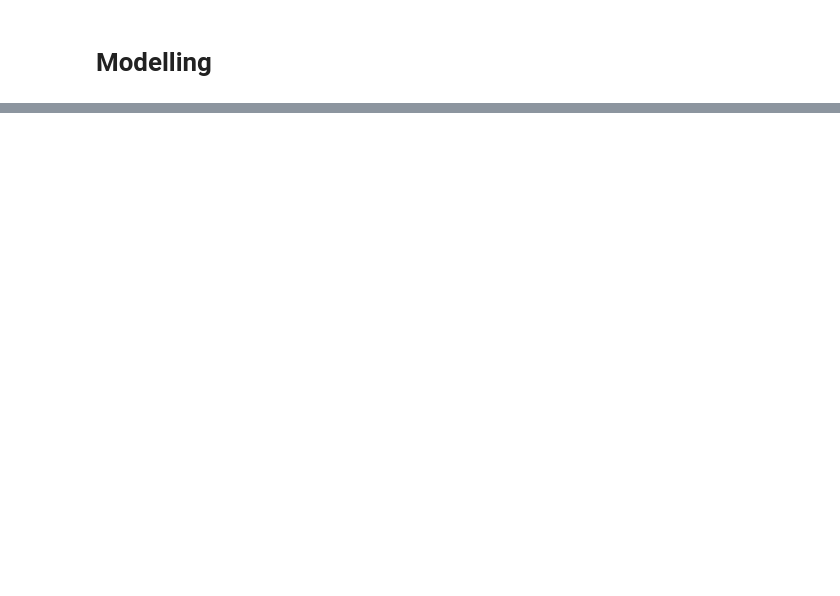
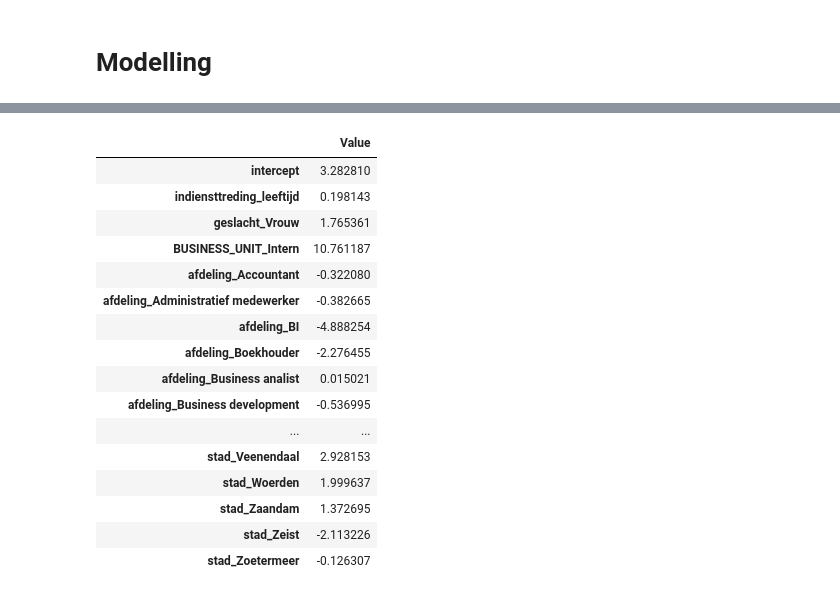
Before and after one commit to SjorsWitt/i4talent_assignment, a Jupyter notebook: main.ipynb, the cells around one changed output, grey strips where cells are left out. Saved outputs shown, nothing was run; the diff lists cells and outputs as text; code cells hidden in the pictures; blank space fills up the shorter version.

```diff
--- a/main.ipynb
+++ b/main.ipynb
@@ -331,0 +383,20 @@ Name: BUSINESS_UNIT, dtype: int64
+# %%
+pd.DataFrame(np.append(reg.intercept_, reg.coef_), pd.Index(['intercept']).append(X.columns), columns=['Value'])
+# %% [output]
+|  | Value |
+| intercept | 3.282810 |
+| indiensttreding_leeftijd | 0.198143 |
+| geslacht_Vrouw | 1.765361 |
+| BUSINESS_UNIT_Intern | 10.761187 |
+| afdeling_Accountant | -0.322080 |
+| afdeling_Administratief medewerker | -0.382665 |
+| afdeling_BI | -4.888254 |
+| afdeling_Boekhouder | -2.276455 |
+| afdeling_Business analist | 0.015021 |
+| afdeling_Business development | -0.536995 |
+| ... | ... |
+| stad_Veenendaal | 2.928153 |
+| stad_Woerden | 1.999637 |
+| stad_Zaandam | 1.372695 |
+| stad_Zeist | -2.113226 |
+| stad_Zoetermeer | -0.126307 |
```
Also changed, not shown: parts of 30 cells of this notebook.
